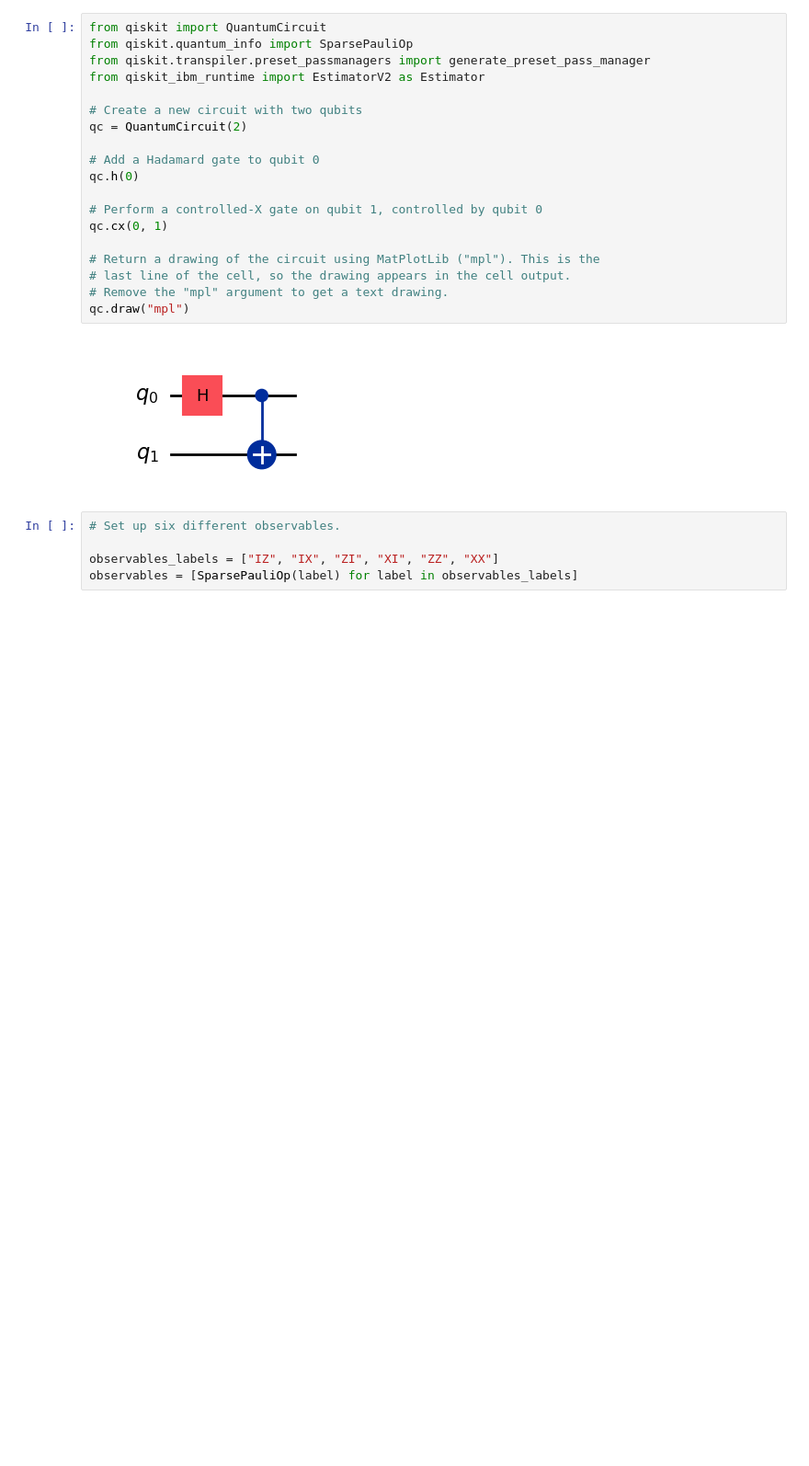
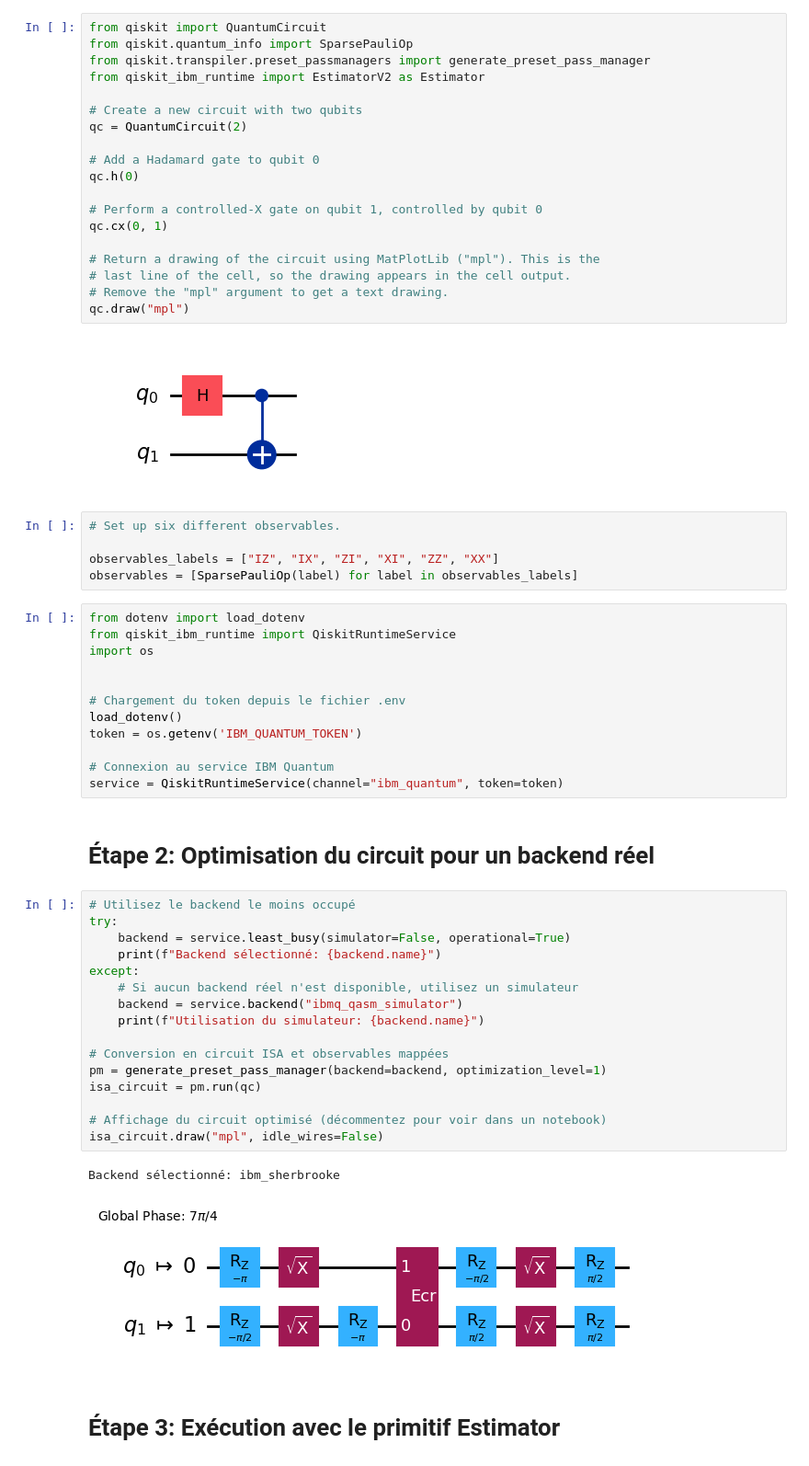
Before and after one commit to Amine-HADJEMI/Quantum_Atelier, a Jupyter notebook: atelier1.ipynb, the cells around one changed output. Shown at 92% size. Saved outputs shown, nothing was run; the diff lists cells and outputs as text; blank space fills up the shorter version.

```diff
--- a/atelier1.ipynb
+++ b/atelier1.ipynb
@@ -24,3 +46,38 @@ qc.draw("mpl")
 
 observables_labels = ["IZ", "IX", "ZI", "XI", "ZZ", "XX"]
 observables = [SparsePauliOp(label) for label in observables_labels]
+# %%
+from dotenv import load_dotenv
+from qiskit_ibm_runtime import QiskitRuntimeService
+import os
+
+
+# Chargement du token depuis le fichier .env
+load_dotenv()
+token = os.getenv('IBM_QUANTUM_TOKEN')
+
+# Connexion au service IBM Quantum
+service = QiskitRuntimeService(channel="ibm_quantum", token=token)
+# %% [markdown]
+# Étape 2: Optimisation du circuit pour un backend réel
+# %%
+# Utilisez le backend le moins occupé
+try:
+    backend = service.least_busy(simulator=False, operational=True)
+    print(f"Backend sélectionné: {backend.name}")
+except:
+    # Si aucun backend réel n'est disponible, utilisez un simulateur
+    backend = service.backend("ibmq_qasm_simulator")
+    print(f"Utilisation du simulateur: {backend.name}")
+
+# Conversion en circuit ISA et observables mappées
+pm = generate_preset_pass_manager(backend=backend, optimization_level=1)
+isa_circuit = pm.run(qc)
+
+# Affichage du circuit optimisé (décommentez pour voir dans un notebook)
+isa_circuit.draw("mpl", idle_wires=False)
+# %% [output]
+Backend sélectionné: ibm_sherbrooke
+[figure, added]
+# %% [markdown]
+# Étape 3: Exécution avec le primitif Estimator
```
Also changed, not shown: parts of 5 cells of this notebook.
